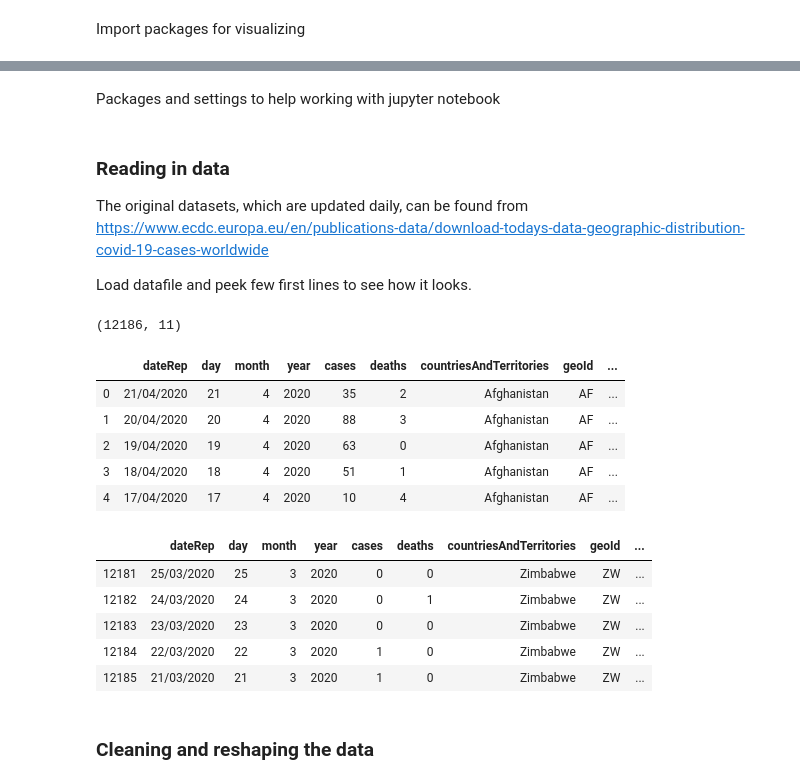
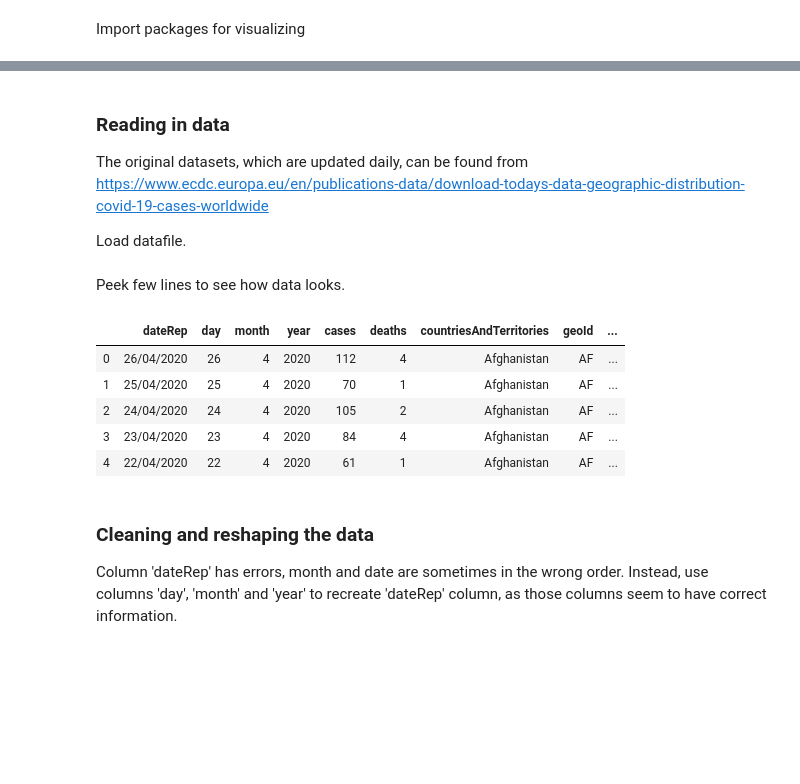
Before and after one commit to MariaanaT/COVID-19-Dashboard, a Jupyter notebook: COVID-19 study ECDC.ipynb, the cells around one changed output, grey strips where cells are left out. Cells and saved outputs as stored; diff of their text form; code cells hidden in the pictures; blank space fills up the shorter version.

Commit message:
Adding and cleaning plots

```diff
--- a/COVID-19 study ECDC.ipynb
+++ b/COVID-19 study ECDC.ipynb
@@ -19,4 +21,2 @@ py.init_notebook_mode()
 # %% [output]
 [interactive output not drawn]
-# %% [markdown]
-Packages and settings to help working with jupyter notebook
@@ -29,30 +25,25 @@ InteractiveShell.ast_node_interactivity = "all"
 
 The original datasets, which are updated daily, can be found from https://www.ecdc.europa.eu/en/publications-data/download-todays-data-geographic-distribution-covid-19-cases-worldwide
 
-Load datafile and peek few first lines to see how it looks.
+Load datafile.
 # %%
-#source = "https://opendata.ecdc.europa.eu/covid19/casedistribution/csv"
-source = "/home/mariaana/Manan GitHub/COVID-19 Dashboard/ECDC_covid.csv"
+source = "https://opendata.ecdc.europa.eu/covid19/casedistribution/csv"
 df_orig = pd.read_csv(source)
+# %% [markdown]
+Peek few lines to see how data looks.
 # %%
 df_orig.shape
 df_orig.head()
-df_orig.tail()
 # %% [output]
-(12186, 11)
 |  | dateRep | day | month | year | cases | deaths | countriesAndTerritories | geoId | ... |
-| 0 | 21/04/2020 | 21 | 4 | 2020 | 35 | 2 | Afghanistan | AF | ... |
-| 1 | 20/04/2020 | 20 | 4 | 2020 | 88 | 3 | Afghanistan | AF | ... |
-| 2 | 19/04/2020 | 19 | 4 | 2020 | 63 | 0 | Afghanistan | AF | ... |
-| 3 | 18/04/2020 | 18 | 4 | 2020 | 51 | 1 | Afghanistan | AF | ... |
-| 4 | 17/04/2020 | 17 | 4 | 2020 | 10 | 4 | Afghanistan | AF | ... |
+| 0 | 26/04/2020 | 26 | 4 | 2020 | 112 | 4 | Afghanistan | AF | ... |
+| 1 | 25/04/2020 | 25 | 4 | 2020 | 70 | 1 | Afghanistan | AF | ... |
+| 2 | 24/04/2020 | 24 | 4 | 2020 | 105 | 2 | Afghanistan | AF | ... |
+| 3 | 23/04/2020 | 23 | 4 | 2020 | 84 | 4 | Afghanistan | AF | ... |
+| 4 | 22/04/2020 | 22 | 4 | 2020 | 61 | 1 | Afghanistan | AF | ... |
-|  | dateRep | day | month | year | cases | deaths | countriesAndTerritories | geoId | ... |
-| 12181 | 25/03/2020 | 25 | 3 | 2020 | 0 | 0 | Zimbabwe | ZW | ... |
-| 12182 | 24/03/2020 | 24 | 3 | 2020 | 0 | 1 | Zimbabwe | ZW | ... |
-| 12183 | 23/03/2020 | 23 | 3 | 2020 | 0 | 0 | Zimbabwe | ZW | ... |
-| 12184 | 22/03/2020 | 22 | 3 | 2020 | 1 | 0 | Zimbabwe | ZW | ... |
-| 12185 | 21/03/2020 | 21 | 3 | 2020 | 1 | 0 | Zimbabwe | ZW | ... |
-# %% [markdown]
-### Cleaning and reshaping the data
+# %% [markdown]
+### Cleaning and reshaping the data
+
+Column 'dateRep' has errors, month and date are sometimes in the wrong order. Instead, use columns 'day', 'month' and 'year' to recreate 'dateRep' column, as those columns seem to have correct information.
 # %%
 df = df_orig
```
Also changed, not shown: parts of 70 cells of this notebook.
